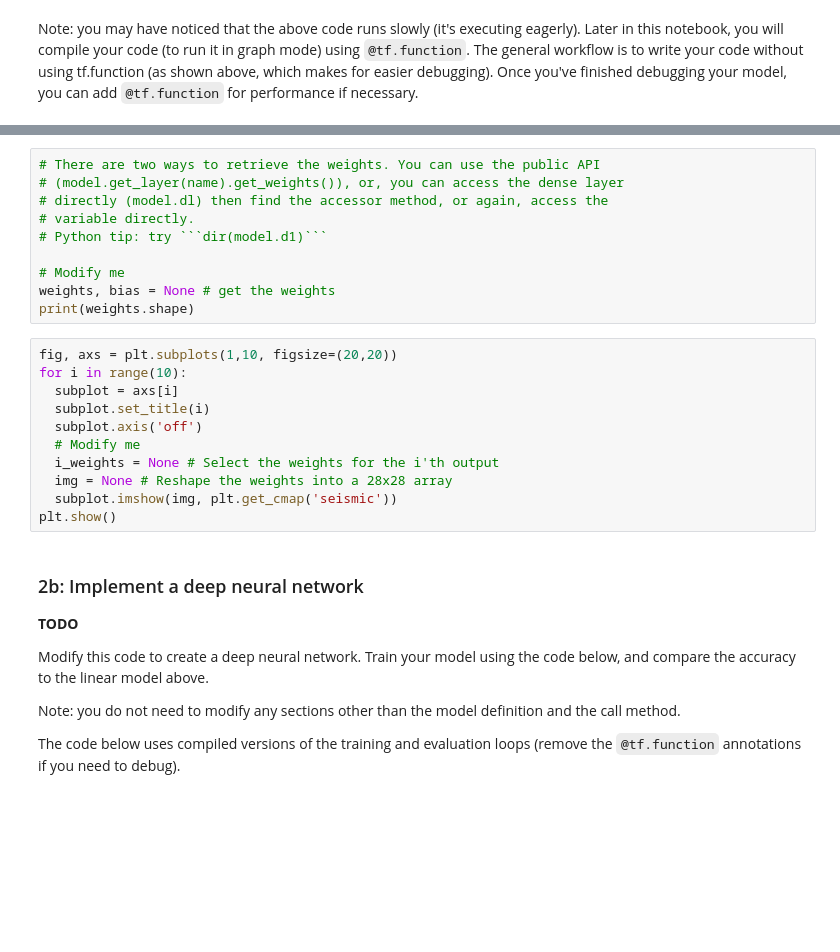
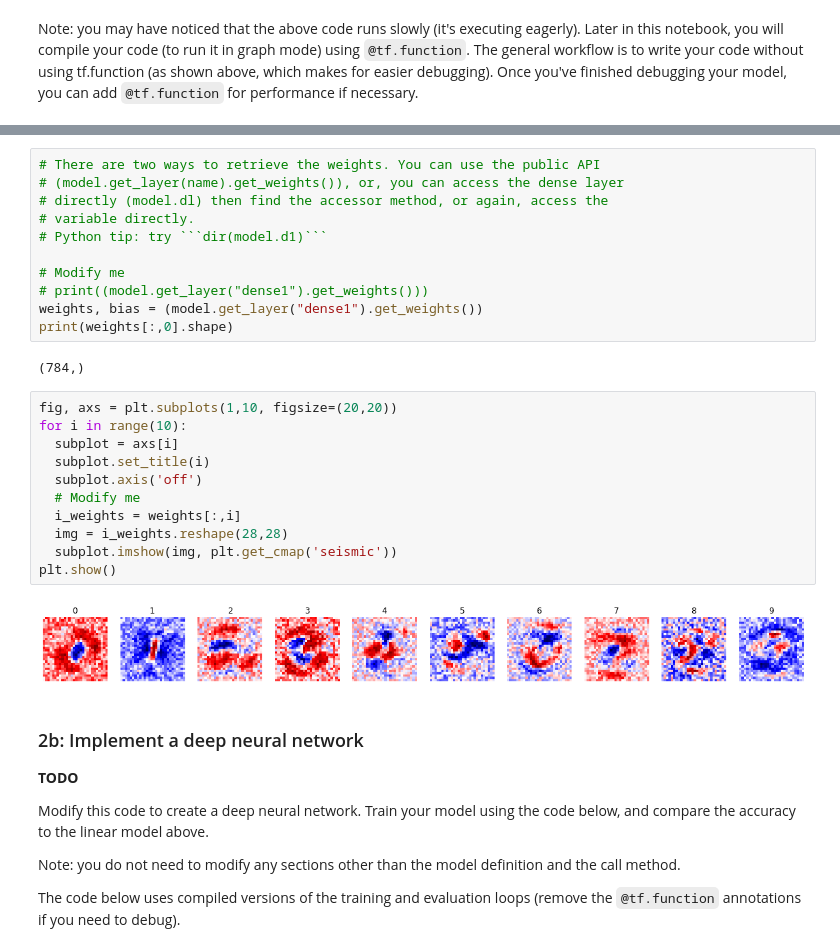
Before and after one commit to dansilva11/Applied_Deep_Learning_w4995, a Jupyter notebook: a1.ipynb, the cells around one changed output, grey strips where cells are left out. Drawn from its saved outputs; the diff is of its cells as text; blank space fills up the shorter version.

````diff
--- a/a1.ipynb
+++ b/a1.ipynb
@@ -282,19 +396,24 @@ Modify the below code to retrieve the learned weights. You can use either the pu
 # Python tip: try ```dir(model.d1)```
 
 # Modify me
-weights, bias = None # get the weights
-print(weights.shape)
+# print((model.get_layer("dense1").get_weights()))
+weights, bias = (model.get_layer("dense1").get_weights())
+print(weights[:,0].shape)
+# %% [output]
+(784,)
 # %%
 fig, axs = plt.subplots(1,10, figsize=(20,20))
 for i in range(10):
   subplot = axs[i]
   subplot.set_title(i)
   subplot.axis('off')
   # Modify me
-  i_weights = None # Select the weights for the i'th output
-  img = None # Reshape the weights into a 28x28 array
+  i_weights = weights[:,i]
+  img = i_weights.reshape(28,28)
   subplot.imshow(img, plt.get_cmap('seismic'))
 plt.show()
+# %% [output]
+[figure, added]
 # %% [markdown]
 ### 2b: Implement a deep neural network
 
````
Also changed, not shown: parts of 16 cells of this notebook.
